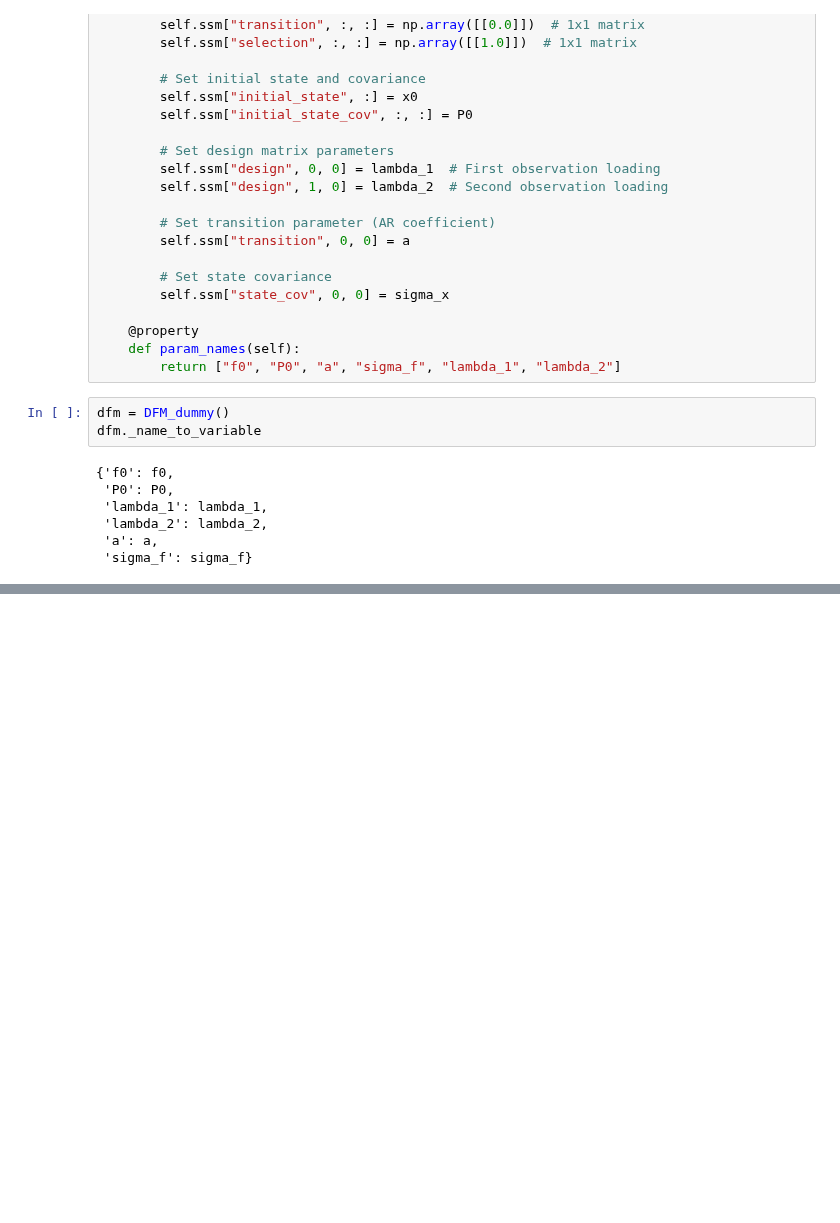
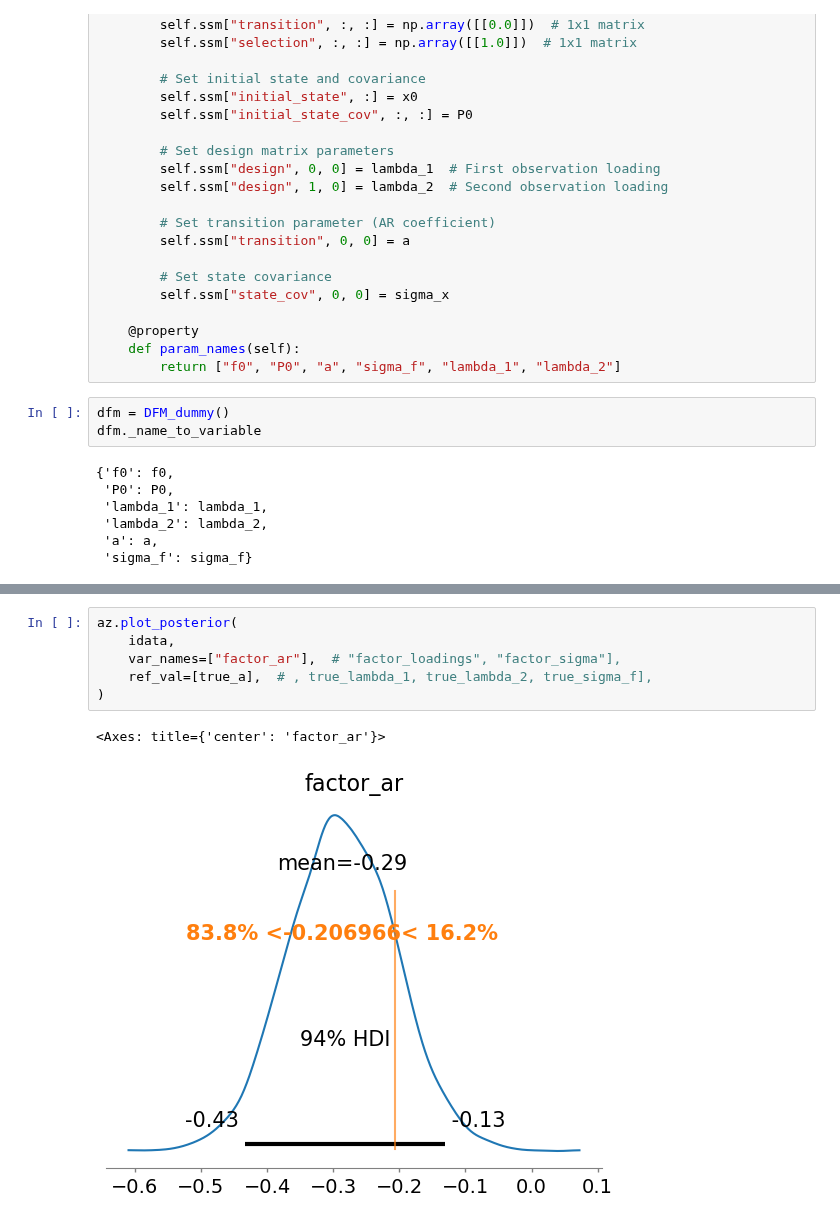
Before and after one commit to pymc-devs/pymc-extras, a Jupyter notebook: notebooks/Making a Custom DFM.ipynb, the cells around one changed output, grey strips where cells are left out. Cells and saved outputs as stored; diff of their text form; blank space fills up the shorter version.

```diff
--- a/notebooks/Making a Custom DFM.ipynb
+++ b/notebooks/Making a Custom DFM.ipynb
@@ -368,0 +451,9 @@ array([<Axes: title={'center': 'a'}>,
+# %%
+az.plot_posterior(
+    idata,
+    var_names=["factor_ar"],  # "factor_loadings", "factor_sigma"],
+    ref_val=[true_a],  # , true_lambda_1, true_lambda_2, true_sigma_f],
+)
+# %% [output]
+<Axes: title={'center': 'factor_ar'}>
+[figure, added]
```
Also changed, not shown: parts of 16 cells of this notebook, 1 other file.
